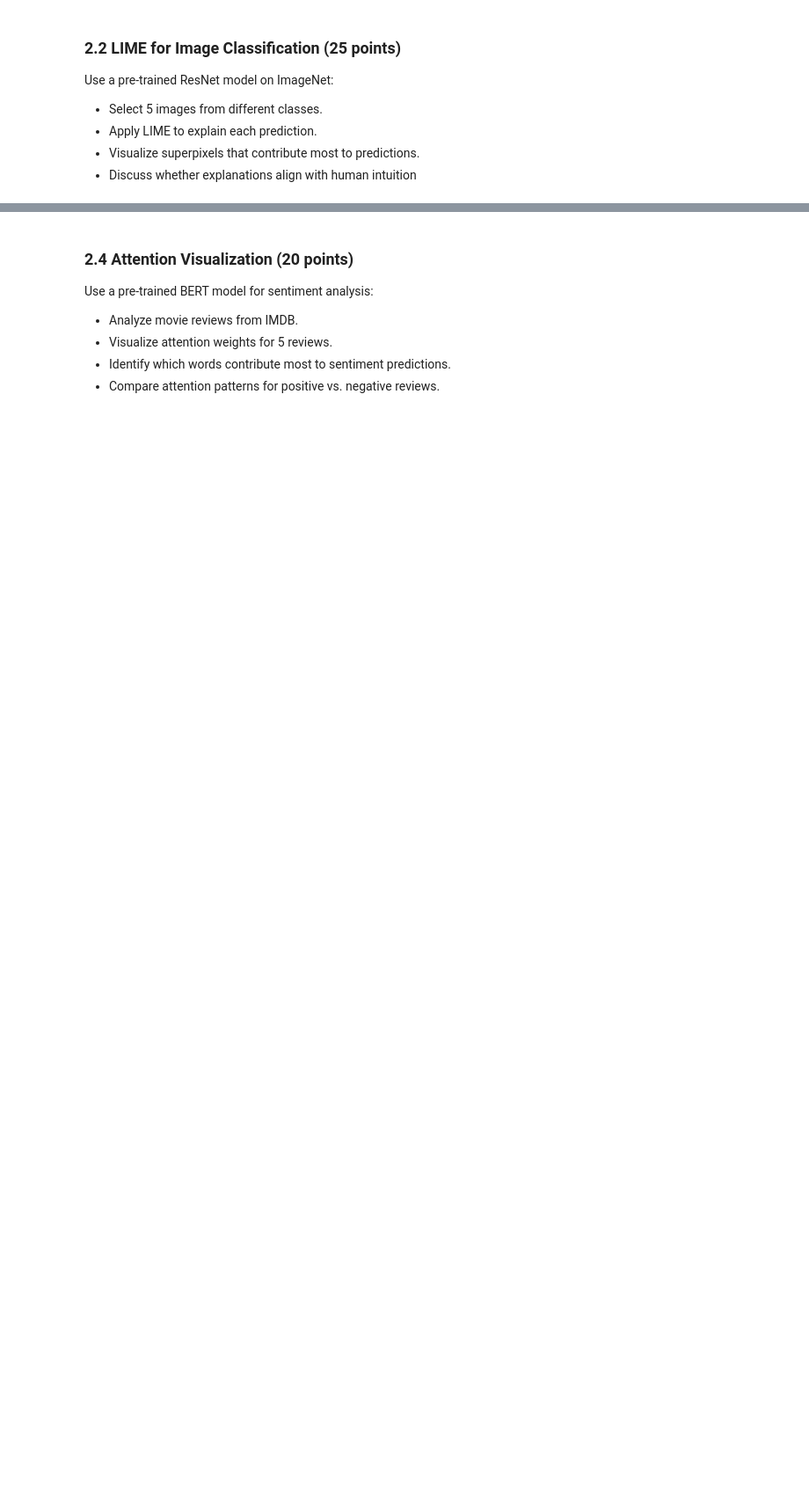
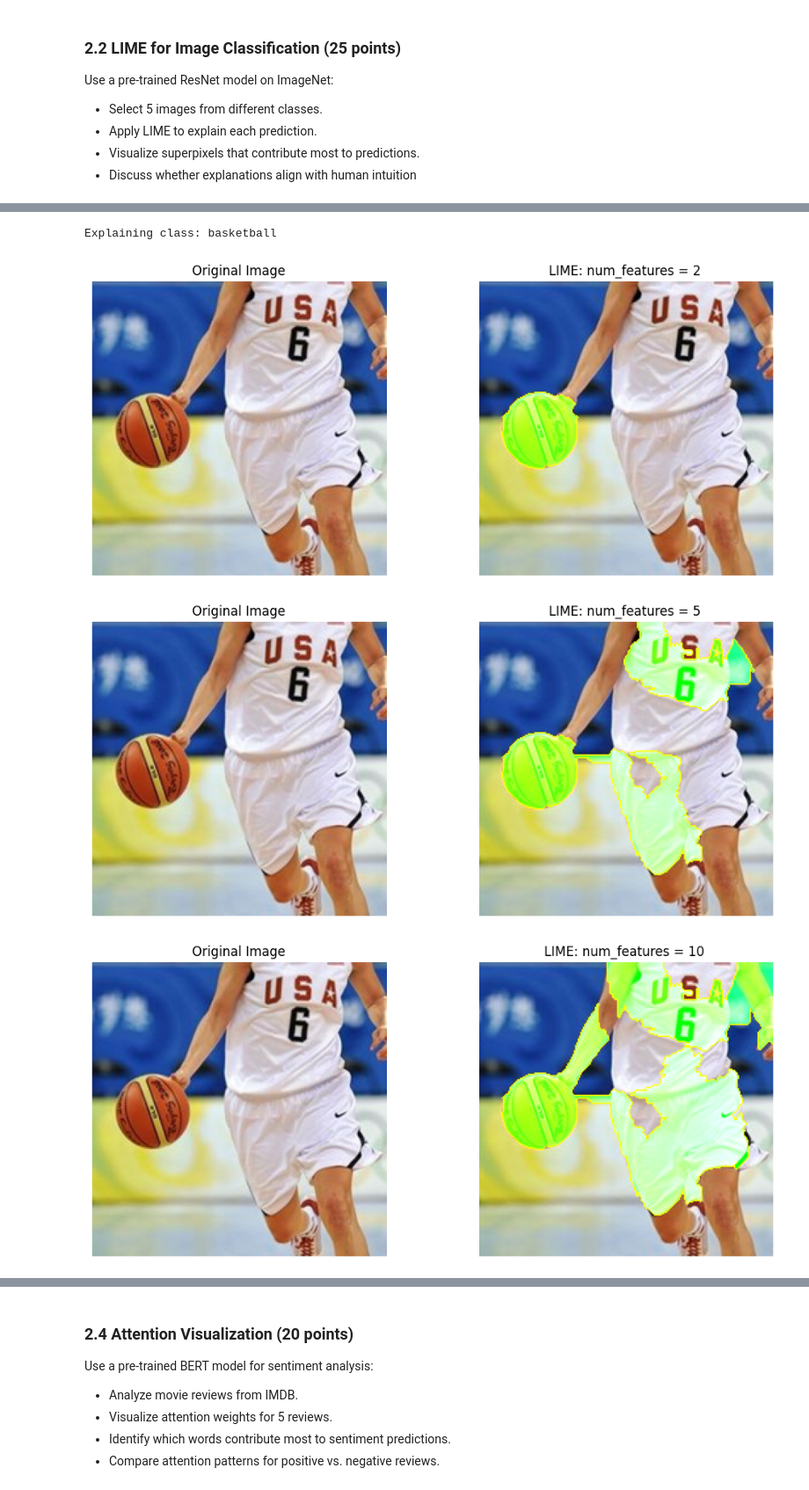
Before and after one commit to MariaNowacka/ml, a Jupyter notebook: applied/ml2.ipynb, the cells around one changed output, grey strips where cells are left out. Shown at 88% size. Drawn from its saved outputs; the diff is of its cells as text; code cells hidden in the pictures; blank space fills up the shorter version.

```diff
--- a/applied/ml2.ipynb
+++ b/applied/ml2.ipynb
@@ -46,0 +90,49 @@ Use a pre-trained ResNet model on ImageNet:
+# %%
+#5. get lime explanations
+explainer = lime_image.LimeImageExplainer(random_state=42)
+
+def predict_fn(images):
+    batch = torch.stack([preprocess(Image.fromarray(im.astype(np.uint8))) for im in images])
+    with torch.no_grad():
+        probs = F.softmax(model(batch), dim=1)
+    return probs.numpy()
+
+img_array = np.array(img.resize((224, 224)))  # lime needs a numpy array
+
+explanation = explainer.explain_instance(
+    img_array,
+    predict_fn,
+    top_labels=5,
+    num_samples=1000, # higher = more accurate but slower
+    random_seed=42
+)
+# %%
+#6. visualize the explanation
+top_class = explanation.top_labels[0]
+print(f"Explaining class: {categories[top_class]}")
+
+for nf in [2,5,10]: #for different numbers of highlighted superpixels (num_features)
+
+    fig, axes = plt.subplots(1, 2, figsize=(12, 5))
+    #left: original image
+    axes[0].imshow(img_array)
+    axes[0].set_title("Original Image")
+    axes[0].axis("off")
+
+    #right: LIME explanation
+    explained_img, mask = explanation.get_image_and_mask(
+        top_class,
+        positive_only=False,
+        num_features=nf,
+        hide_rest=False
+    )
+    axes[1].imshow(mark_boundaries(explained_img / 255.0, mask))
+    axes[1].set_title("LIME: num_features = %d " % nf)
+    axes[1].axis("off")
+
+#green = supports prediction, red = contradicts
+# %% [output]
+Explaining class: basketball
+[figure, added]
+[figure, added]
+[figure, added]
```
Also changed, not shown: parts of 25 cells of this notebook, 15 other files.
